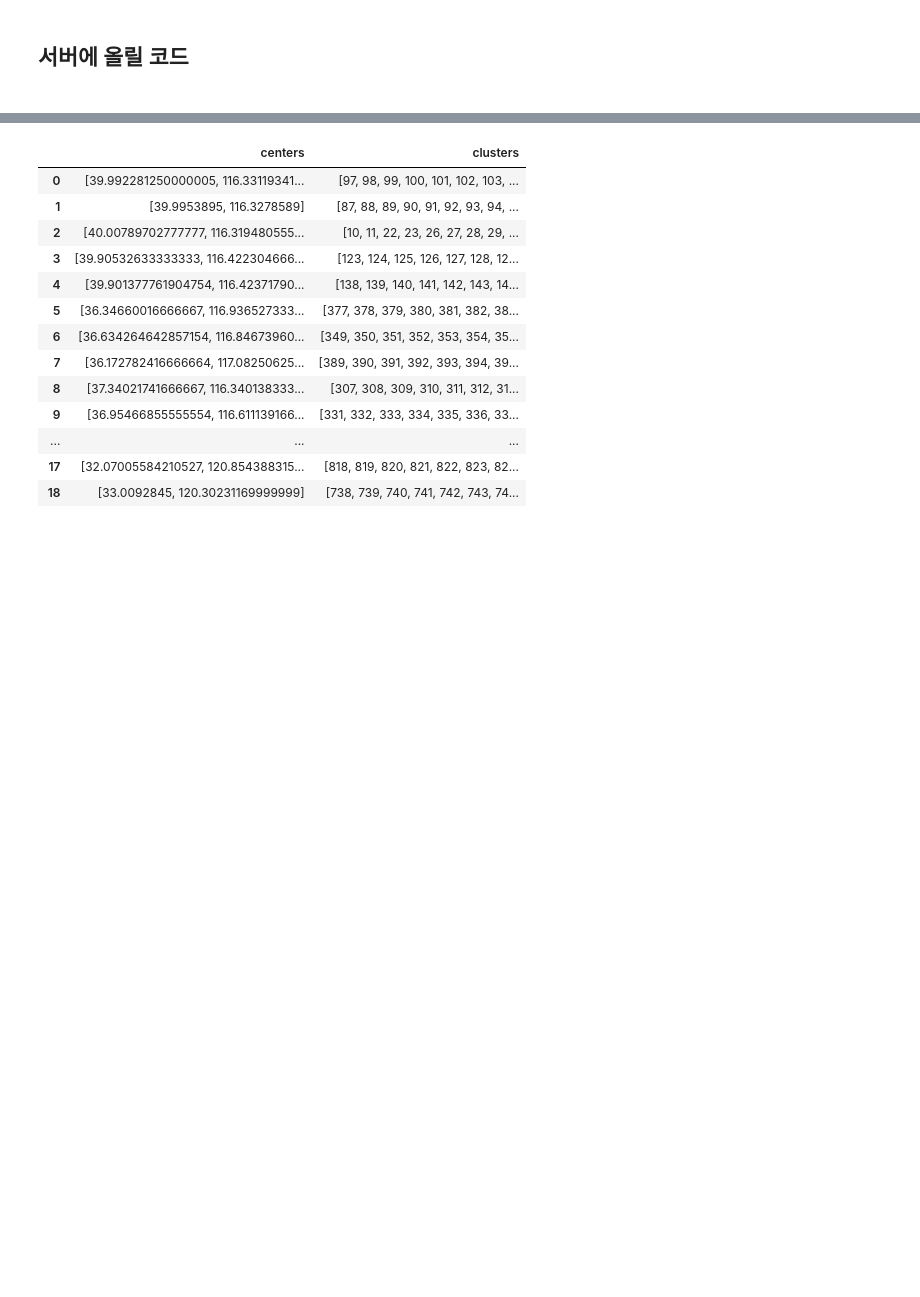
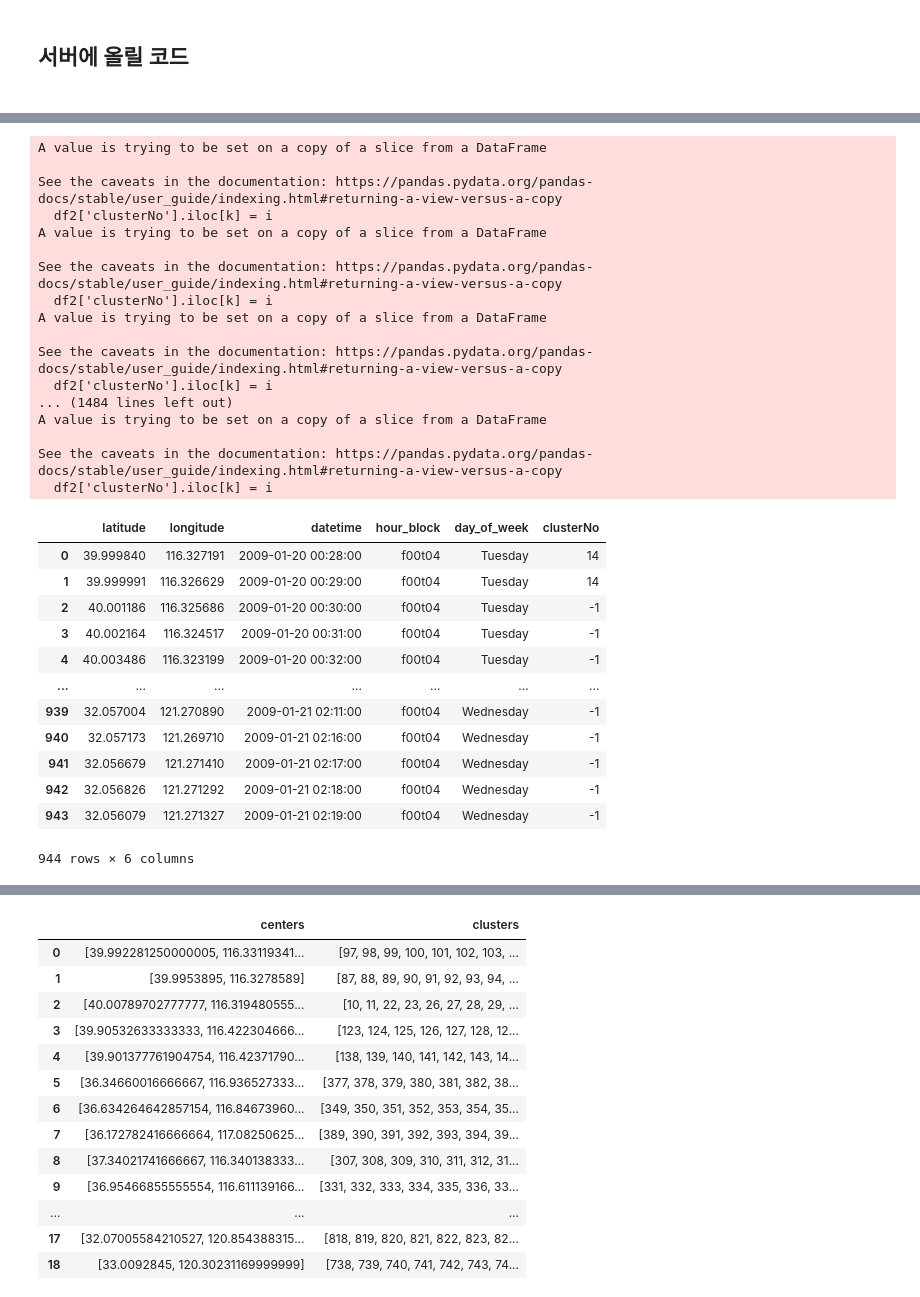
Before and after one commit to tukcomCD2024/YooDoRi, a Jupyter notebook: ai/LocationAnalyzer.ipynb, the cells around one changed output, grey strips where cells are left out. Drawn from its saved outputs; the diff is of its cells as text; code cells hidden in the pictures; blank space fills up the shorter version.

```diff
--- a/ai/LocationAnalyzer.ipynb
+++ b/ai/LocationAnalyzer.ipynb
@@ -345,3 +450,43 @@ data_df_2 = gmeansFunc(df2)
+# %%
+df2['clusterNo'] = -1
+for i in range(len(data_df_2)):
+    for j in range(len(data_df_2['clusters'].iloc[i])):
+        k = data_df_2['clusters'].iloc[i][j]
+        df2['clusterNo'].iloc[k] = i
+
+
+df2
+# %% [output]
+A value is trying to be set on a copy of a slice from a DataFrame
+
+See the caveats in the documentation: https://pandas.pydata.org/pandas-docs/stable/user_guide/indexing.html#returning-a-view-versus-a-copy
+  df2['clusterNo'].iloc[k] = i
+A value is trying to be set on a copy of a slice from a DataFrame
+
+See the caveats in the documentation: https://pandas.pydata.org/pandas-docs/stable/user_guide/indexing.html#returning-a-view-versus-a-copy
+  df2['clusterNo'].iloc[k] = i
+A value is trying to be set on a copy of a slice from a DataFrame
+
+See the caveats in the documentation: https://pandas.pydata.org/pandas-docs/stable/user_guide/indexing.html#returning-a-view-versus-a-copy
+  df2['clusterNo'].iloc[k] = i
+... (1484 lines left out)
+A value is trying to be set on a copy of a slice from a DataFrame
+
+See the caveats in the documentation: https://pandas.pydata.org/pandas-docs/stable/user_guide/indexing.html#returning-a-view-versus-a-copy
+  df2['clusterNo'].iloc[k] = i
+|  | latitude | longitude | datetime | hour_block | day_of_week | clusterNo |
+| 0 | 39.999840 | 116.327191 | 2009-01-20 00:28:00 | f00t04 | Tuesday | 14 |
+| 1 | 39.999991 | 116.326629 | 2009-01-20 00:29:00 | f00t04 | Tuesday | 14 |
+| 2 | 40.001186 | 116.325686 | 2009-01-20 00:30:00 | f00t04 | Tuesday | -1 |
+| 3 | 40.002164 | 116.324517 | 2009-01-20 00:31:00 | f00t04 | Tuesday | -1 |
+| 4 | 40.003486 | 116.323199 | 2009-01-20 00:32:00 | f00t04 | Tuesday | -1 |
+| ... | ... | ... | ... | ... | ... | ... |
+| 939 | 32.057004 | 121.270890 | 2009-01-21 02:11:00 | f00t04 | Wednesday | -1 |
+| 940 | 32.057173 | 121.269710 | 2009-01-21 02:16:00 | f00t04 | Wednesday | -1 |
+| 941 | 32.056679 | 121.271410 | 2009-01-21 02:17:00 | f00t04 | Wednesday | -1 |
+| 942 | 32.056826 | 121.271292 | 2009-01-21 02:18:00 | f00t04 | Wednesday | -1 |
+| 943 | 32.056079 | 121.271327 | 2009-01-21 02:19:00 | f00t04 | Wednesday | -1 |
+944 rows × 6 columns
 # %%
 file_name = r'C:\Users\sk002\OneDrive\바탕 화면\학교\Yoodori\Geolife Trajectories 1.3\Data\003\Trajectory\20090221034838.txt'
 df3 = fileReader(file_name)
```
Also changed, not shown: parts of 24 cells of this notebook.
